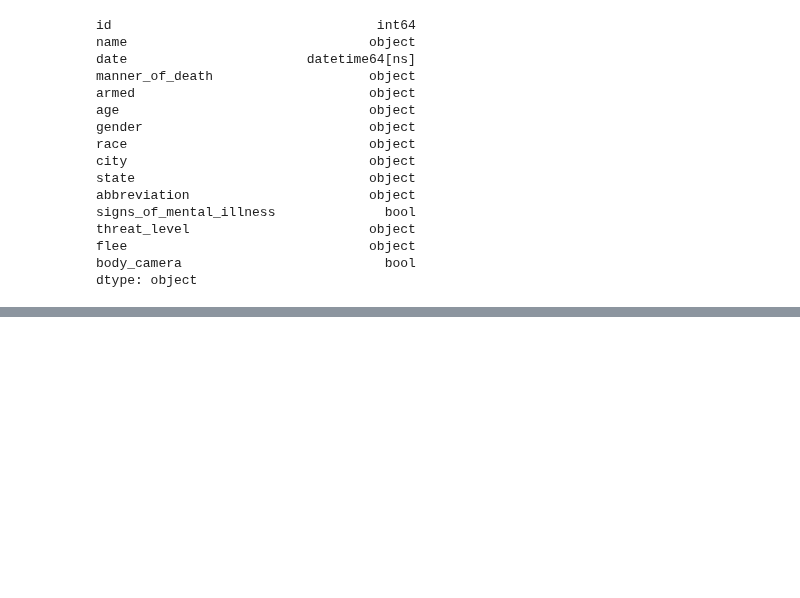
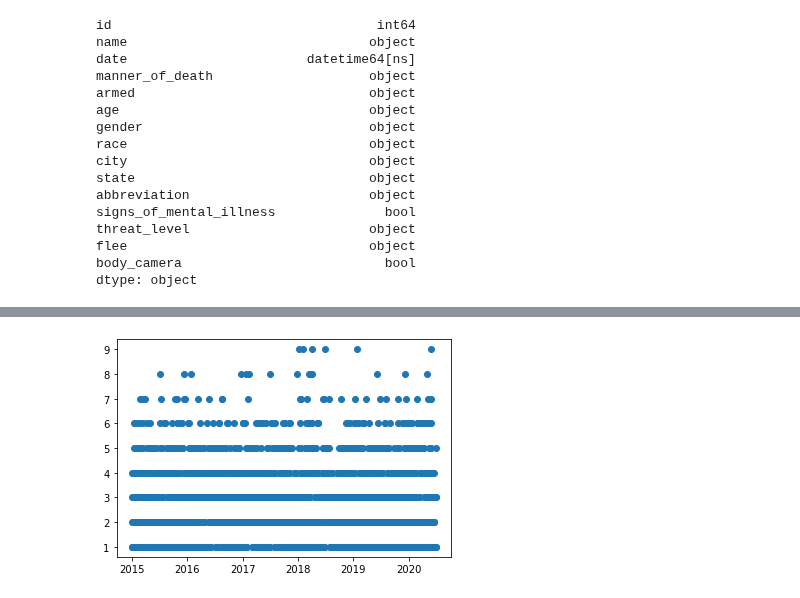
Before and after one commit to szerpa17/fatal-police-shootings, a Jupyter notebook: Analysis.ipynb, the cells around one changed output, grey strips where cells are left out. Saved outputs shown, nothing was run; the diff lists cells and outputs as text; code cells hidden in the pictures; blank space fills up the shorter version.

Commit message:
added scatter plot

```diff
--- a/Analysis.ipynb
+++ b/Analysis.ipynb
@@ -153,0 +146,7 @@ AttributeError: 'int' object has no attribute 'year'
+# %%
+# Overall shootings per day analysis
+yearly_shootings_grp = shootings_df.groupby('date')
+date_df = pd.DataFrame(yearly_shootings_grp['id'].count())
+date_df = date_df.reset_index()
+date_df = date_df.rename(columns={'id':'id count'})
+date_df
@@ -153,0 +167,14 @@ AttributeError: 'int' object has no attribute 'year'
+# %%
+plt.scatter(date_df['date'], date_df['id count'])
+plt.show()
+
+# plt.bar?
+# plt.scatter?
+#shootings_df.groupby(lambda x: x.year)['date'].agg(['count'])
+# test = shootings_df.groupby(['date'])['id', 'city', 'state']
+# test['state'].value_counts()
+#test['id'].counts()
+# plt.plot(x=shootings_df['city'], y=shootings_d)
+# shootings_df.plot(kind='bar', x='state') #value_counts()
+# %% [output]
+[figure, added]
```
Also changed, not shown: parts of 3 cells of this notebook.
